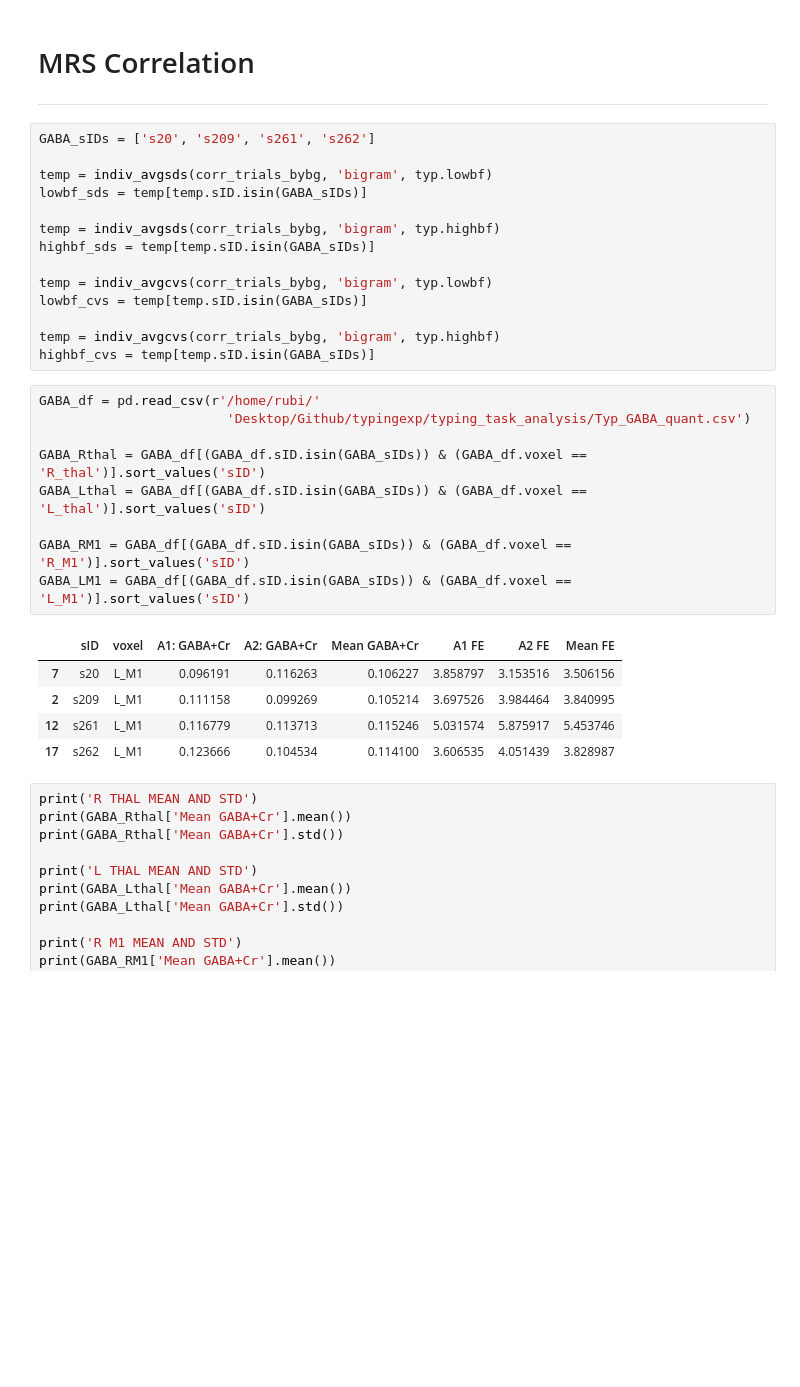
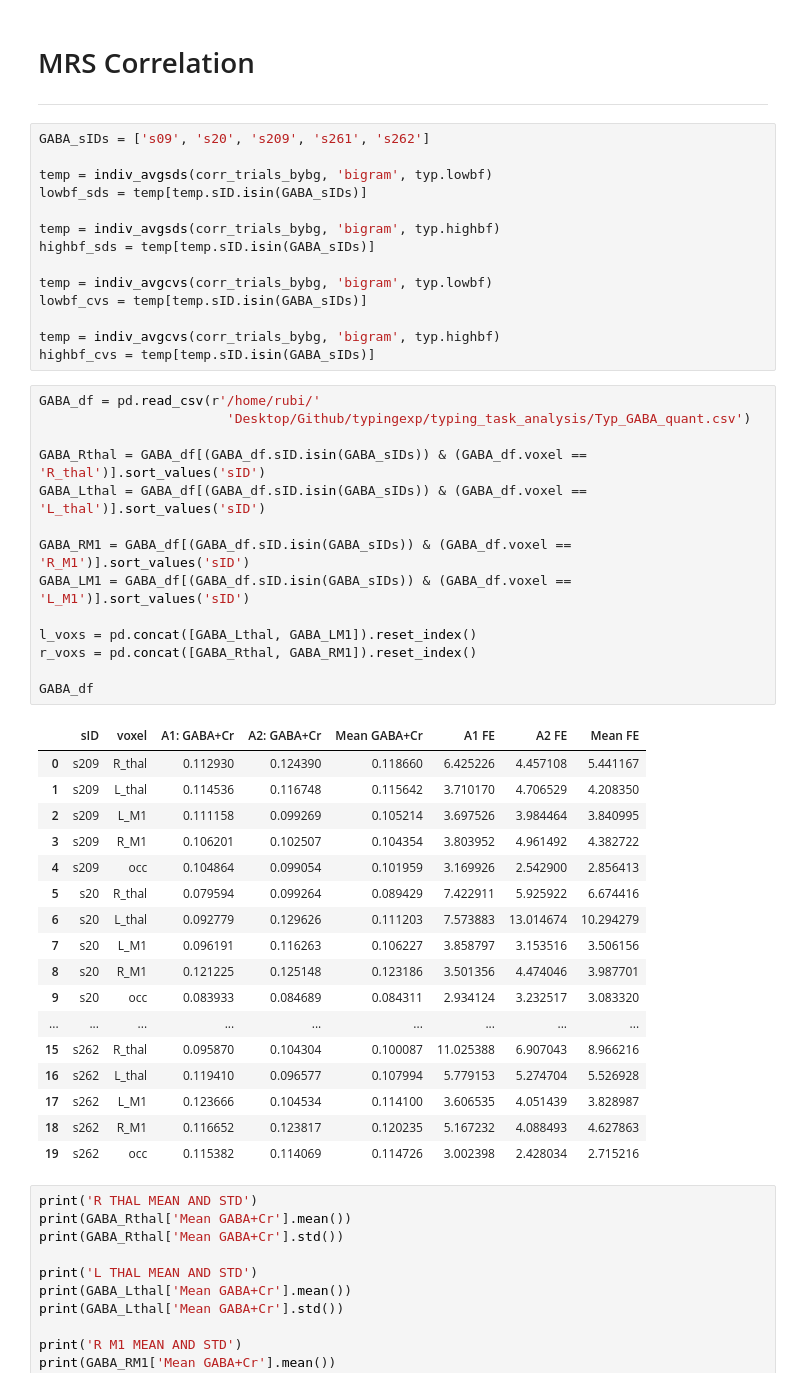
Before and after one commit to rruopp/typingexp, a Jupyter notebook: typing_task_analysis/group_analysis_V2.ipynb, the cells around one changed output. Drawn from its saved outputs; the diff is of its cells as text; blank space fills up the shorter version.

```diff
--- a/typing_task_analysis/group_analysis_V2.ipynb
+++ b/typing_task_analysis/group_analysis_V2.ipynb
@@ -2604,7 +2593,7 @@ ___
 # MRS Correlation
 ___
 # %%
-GABA_sIDs = ['s20', 's209', 's261', 's262']
+GABA_sIDs = ['s09', 's20', 's209', 's261', 's262']
 
 temp = indiv_avgsds(corr_trials_bybg, 'bigram', typ.lowbf)
 lowbf_sds = temp[temp.sID.isin(GABA_sIDs)]
@@ -2620,18 +2609,35 @@ highbf_cvs = temp[temp.sID.isin(GABA_sIDs)]
 # %%
 GABA_df = pd.read_csv(r'/home/rubi/'
                         'Desktop/Github/typingexp/typing_task_analysis/Typ_GABA_quant.csv')
 
 GABA_Rthal = GABA_df[(GABA_df.sID.isin(GABA_sIDs)) & (GABA_df.voxel == 'R_thal')].sort_values('sID')
 GABA_Lthal = GABA_df[(GABA_df.sID.isin(GABA_sIDs)) & (GABA_df.voxel == 'L_thal')].sort_values('sID')
 
 GABA_RM1 = GABA_df[(GABA_df.sID.isin(GABA_sIDs)) & (GABA_df.voxel == 'R_M1')].sort_values('sID')
 GABA_LM1 = GABA_df[(GABA_df.sID.isin(GABA_sIDs)) & (GABA_df.voxel == 'L_M1')].sort_values('sID')
+
+l_voxs = pd.concat([GABA_Lthal, GABA_LM1]).reset_index()
+r_voxs = pd.concat([GABA_Rthal, GABA_RM1]).reset_index()
+
+GABA_df
 # %% [output]
 |  | sID | voxel | A1: GABA+Cr | A2: GABA+Cr | Mean GABA+Cr | A1 FE | A2 FE | Mean FE |
+| 0 | s209 | R_thal | 0.112930 | 0.124390 | 0.118660 | 6.425226 | 4.457108 | 5.441167 |
+| 1 | s209 | L_thal | 0.114536 | 0.116748 | 0.115642 | 3.710170 | 4.706529 | 4.208350 |
+| 2 | s209 | L_M1 | 0.111158 | 0.099269 | 0.105214 | 3.697526 | 3.984464 | 3.840995 |
+| 3 | s209 | R_M1 | 0.106201 | 0.102507 | 0.104354 | 3.803952 | 4.961492 | 4.382722 |
+| 4 | s209 | occ | 0.104864 | 0.099054 | 0.101959 | 3.169926 | 2.542900 | 2.856413 |
+| 5 | s20 | R_thal | 0.079594 | 0.099264 | 0.089429 | 7.422911 | 5.925922 | 6.674416 |
+| 6 | s20 | L_thal | 0.092779 | 0.129626 | 0.111203 | 7.573883 | 13.014674 | 10.294279 |
 | 7 | s20 | L_M1 | 0.096191 | 0.116263 | 0.106227 | 3.858797 | 3.153516 | 3.506156 |
-| 2 | s209 | L_M1 | 0.111158 | 0.099269 | 0.105214 | 3.697526 | 3.984464 | 3.840995 |
-| 12 | s261 | L_M1 | 0.116779 | 0.113713 | 0.115246 | 5.031574 | 5.875917 | 5.453746 |
+| 8 | s20 | R_M1 | 0.121225 | 0.125148 | 0.123186 | 3.501356 | 4.474046 | 3.987701 |
+| 9 | s20 | occ | 0.083933 | 0.084689 | 0.084311 | 2.934124 | 3.232517 | 3.083320 |
+| ... | ... | ... | ... | ... | ... | ... | ... | ... |
+| 15 | s262 | R_thal | 0.095870 | 0.104304 | 0.100087 | 11.025388 | 6.907043 | 8.966216 |
+| 16 | s262 | L_thal | 0.119410 | 0.096577 | 0.107994 | 5.779153 | 5.274704 | 5.526928 |
 | 17 | s262 | L_M1 | 0.123666 | 0.104534 | 0.114100 | 3.606535 | 4.051439 | 3.828987 |
+| 18 | s262 | R_M1 | 0.116652 | 0.123817 | 0.120235 | 5.167232 | 4.088493 | 4.627863 |
+| 19 | s262 | occ | 0.115382 | 0.114069 | 0.114726 | 3.002398 | 2.428034 | 2.715216 |
 # %%
 print('R THAL MEAN AND STD')
 print(GABA_Rthal['Mean GABA+Cr'].mean())
```
Also changed, not shown: parts of 26 cells of this notebook, 5 other files.
